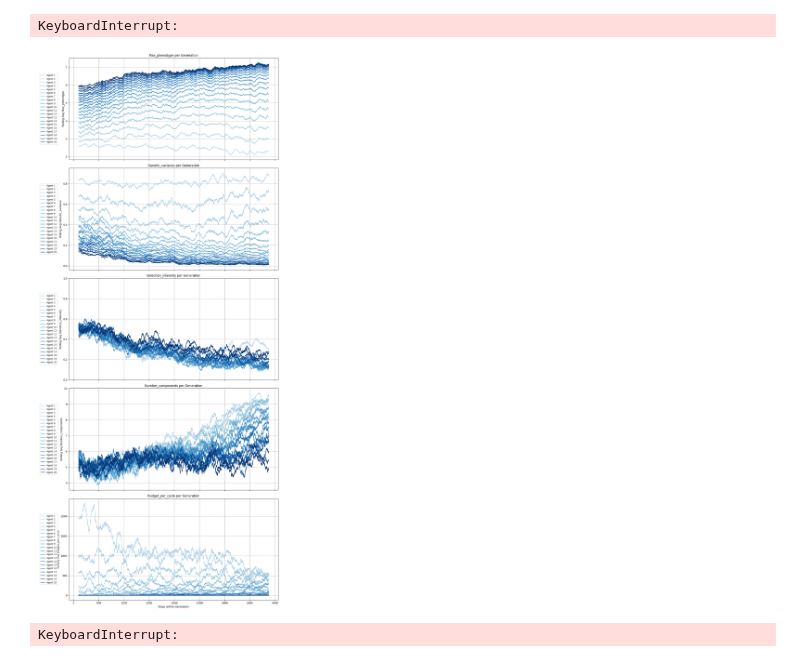
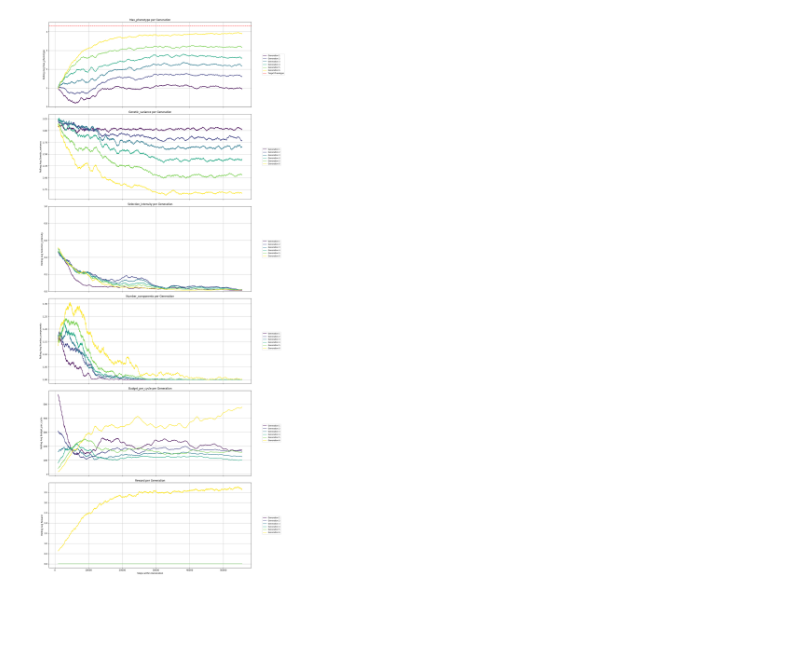
Before and after one commit to cjGO/ChewC, a Jupyter notebook: dev_nbs/Breeder_Agent.ipynb, the cells around one changed output. Cells and saved outputs as stored; diff of their text form; code cells hidden in the pictures; blank space fills up the shorter version.

```diff
--- a/dev_nbs/Breeder_Agent.ipynb
+++ b/dev_nbs/Breeder_Agent.ipynb
@@ -1132,0 +1031,2 @@ result['avg_max_phenotype']
+# %%
+breeding_env.target_reward = result['avg_max_phenotype']
@@ -1133,43 +1126,12 @@ result['avg_max_phenotype']
 # %%
-
-
-config = SimulationConfig()
-SP = SimParams(config)
-breeding_env = BreedingEnv(SP, config)
-# policy_kwargs = dict(log_std_init=-1.0)
-breeder_model = PPO("MultiInputPolicy", breeding_env, device='cuda', verbose=1, seed = 1)
-
-vis_callback = GeneralizedVisualizationCallback(log_freq=100, baseline_value=result['avg_max_phenotype'])
-breeder_model.learn(total_timesteps=config.total_timesteps, callback=vis_callback)
+# # policy_kwargs = dict(log_std_init=-1.0)
+# breeder_model = PPO("MultiInputPolicy", breeding_env, device='cuda', verbose=1, seed = 1)
+# vis_callback = GeneralizedVisualizationCallback(log_freq=100, target_phenotype = result['avg_max_phenotype'])
+# breeder_model.learn(total_timesteps=config.total_timesteps, callback=vis_callback)
-# %% [output]
-KeyboardInterrupt:
-# %%
-@dataclass
-class SimulationConfig:
-    #training
-    total_timesteps: int = 500000
-    seed: int = 10
-    #breeding sim parameters
-    n_markers: int = 100
-    starting_parents: int = 2
-    pop_size: int = 100
-    h2: float = 1.0
-    max_generations:int = 20
-    sparse_reward: bool = True
-    budget_per_cycle: int = 200
-    starting_budget: int = max_generations * budget_per_cycle
-    min_offspring: int = 20
-    selection_subpops: int = 10
-    fixed_budget: bool = False
-
-config = SimulationConfig()
-SP = SimParams(config)
-breeding_env = BreedingEnv(SP, config)
-# policy_kwargs = dict(log_std_init=-1.0)
-breeder_model = PPO("MultiInputPolicy", breeding_env, device='cuda', verbose=1, seed = 1)
-
-vis_callback = GeneralizedVisualizationCallback(log_freq=100)
-breeder_model.learn(total_timesteps=config.total_timesteps, callback=vis_callback)
-# %% [output]
-[figure, removed]
-KeyboardInterrupt:
+# %%
+# policy_kwargs = dict(log_std_init=-1.0)
+breeder_model = PPO("MultiInputPolicy", breeding_env, device='cuda', verbose=1, seed = 2)
+vis_callback = GeneralizedVisualizationCallback(log_freq=100, target_phenotype = result['avg_max_phenotype'])
+breeder_model.learn(total_timesteps=config.total_timesteps, callback=vis_callback)
+# %% [output]
+[figure, added]
```
Also changed, not shown: parts of 13 cells of this notebook, 1 other file.
